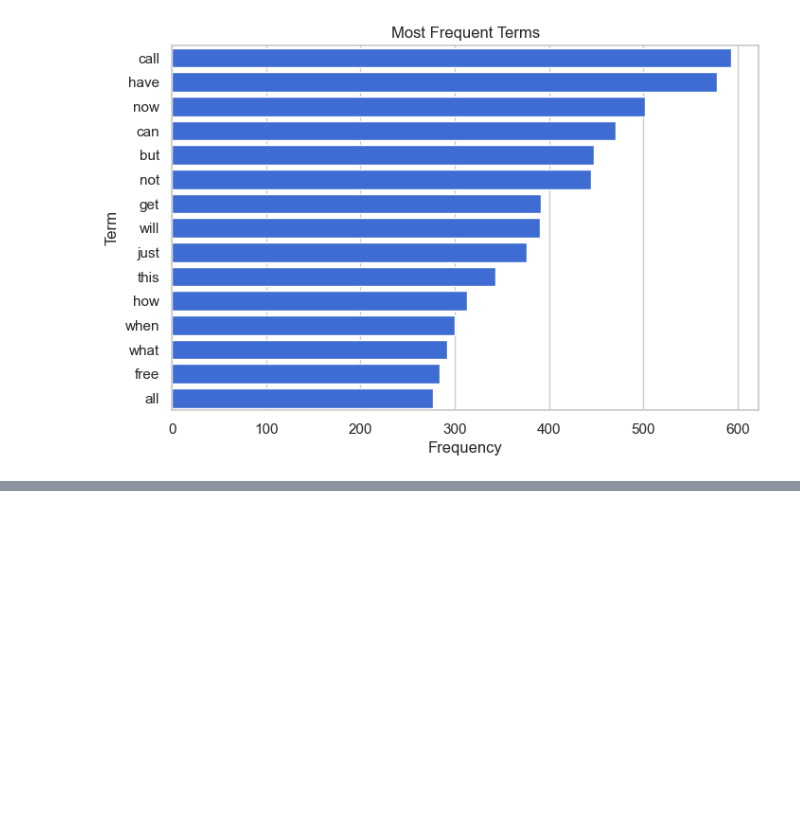
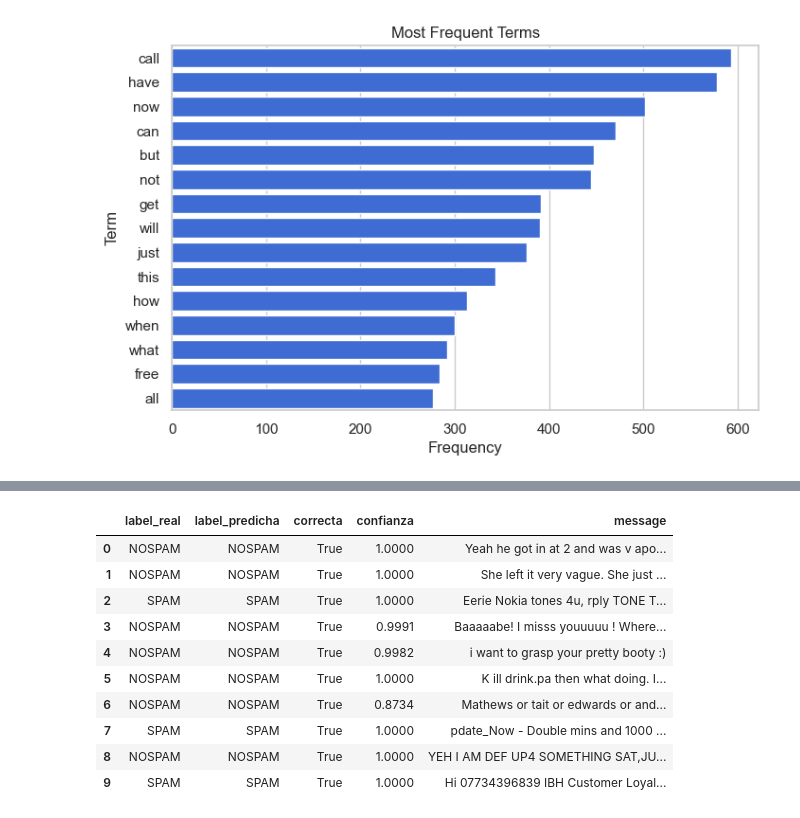
Before and after one commit to MavelSterling/detector_spam, a Jupyter notebook: notebook/spam_mail_classifier_process.ipynb, the cells around one changed output, grey strips where cells are left out. Saved outputs shown, nothing was run; the diff lists cells and outputs as text; code cells hidden in the pictures; blank space fills up the shorter version.

```diff
--- a/notebook/spam_mail_classifier_process.ipynb
+++ b/notebook/spam_mail_classifier_process.ipynb
@@ -518,18 +679,26 @@ else:
 # %%
-if evaluation is not None:
-    prediction_rows = []
-    for row, prediction in zip(eval_df.to_dict(orient="records"), evaluation["predictions"]):
-        prediction_rows.append({
-            "label_real": row["label"],
-            "label_predicha": prediction["label"],
-            "correcta": row["label"] == prediction["label"],
-            "confianza": prediction["confidence"],
-            "message": row["message"],
-        })
+prediction_rows = []
+for row, prediction in zip(eval_df.to_dict(orient="records"), evaluation["predictions"]):
+    prediction_rows.append({
+        "label_real": row["label"],
+        "label_predicha": prediction["label"],
+        "correcta": row["label"] == prediction["label"],
+        "confianza": prediction["confidence"],
+        "message": row["message"],
+    })
 
-    predictions_df = pd.DataFrame(prediction_rows)
-    predictions_df.head(10)
-else:
-    predictions_df = pd.DataFrame()
-    print("Prediction table skipped because model evaluation was not executed.")
+predictions_df = pd.DataFrame(prediction_rows)
+predictions_df.head(10)
+# %% [output]
+|  | label_real | label_predicha | correcta | confianza | message |
+| 0 | NOSPAM | NOSPAM | True | 1.0000 | Yeah he got in at 2 and was v apo... |
+| 1 | NOSPAM | NOSPAM | True | 1.0000 | She left it very vague. She just ... |
+| 2 | SPAM | SPAM | True | 1.0000 | Eerie Nokia tones 4u, rply TONE T... |
+| 3 | NOSPAM | NOSPAM | True | 0.9991 | Baaaaabe! I misss youuuuu ! Where... |
+| 4 | NOSPAM | NOSPAM | True | 0.9982 | i want to grasp your pretty booty :) |
+| 5 | NOSPAM | NOSPAM | True | 1.0000 | K ill drink.pa then what doing. I... |
+| 6 | NOSPAM | NOSPAM | True | 0.8734 | Mathews or tait or edwards or and... |
+| 7 | SPAM | SPAM | True | 1.0000 | pdate_Now - Double mins and 1000 ... |
+| 8 | NOSPAM | NOSPAM | True | 1.0000 | YEH I AM DEF UP4 SOMETHING SAT,JU... |
+| 9 | SPAM | SPAM | True | 1.0000 | Hi 07734396839 IBH Customer Loyal... |
 # %%
```
Also changed, not shown: parts of 26 cells of this notebook, 7 other files.
